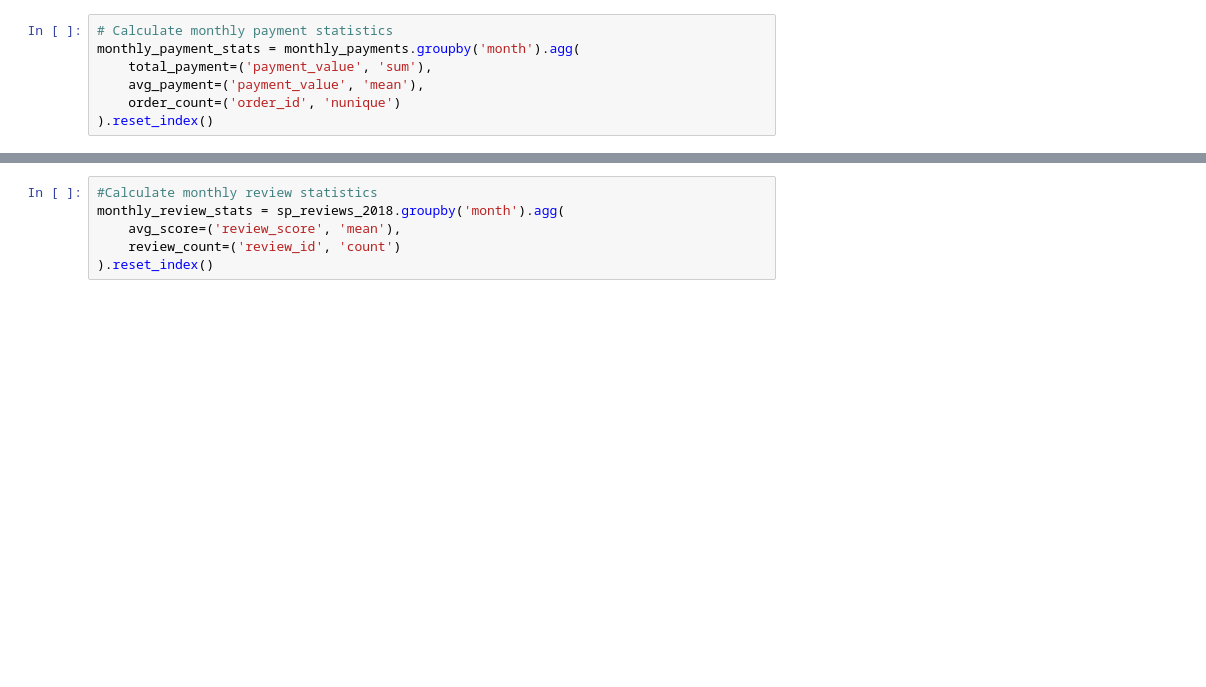
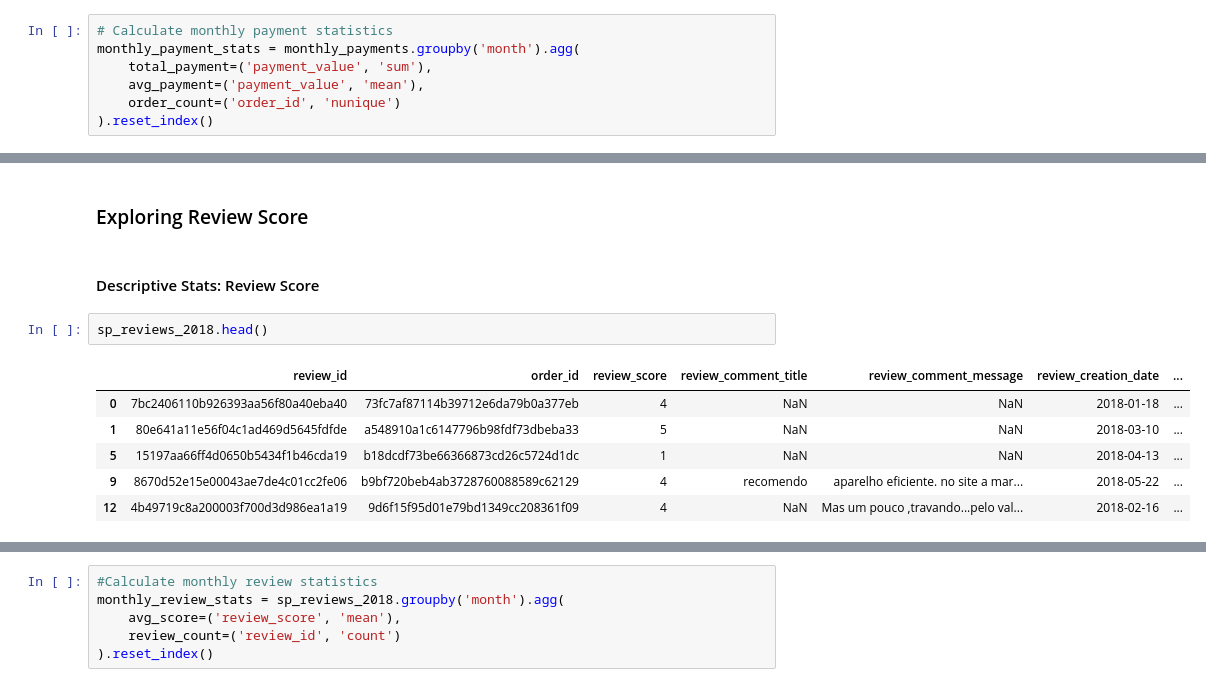
Before and after one commit to albarpambagio/analisis-data-dengan-python-dicoding, a Jupyter notebook: notebook.ipynb, the cells around one changed output, grey strips where cells are left out. Saved outputs shown, nothing was run; the diff lists cells and outputs as text; blank space fills up the shorter version.

```diff
--- a/notebook.ipynb
+++ b/notebook.ipynb
@@ -203,0 +324,13 @@ monthly_payment_stats = monthly_payments.groupby('month').agg(
+# %% [markdown]
+### Exploring Review Score
+# %% [markdown]
+#### Descriptive Stats: Review Score
+# %%
+sp_reviews_2018.head()
+# %% [output]
+|  | review_id | order_id | review_score | review_comment_title | review_comment_message | review_creation_date | ... |
+| 0 | 7bc2406110b926393aa56f80a40eba40 | 73fc7af87114b39712e6da79b0a377eb | 4 | NaN | NaN | 2018-01-18 | ... |
+| 1 | 80e641a11e56f04c1ad469d5645fdfde | a548910a1c6147796b98fdf73dbeba33 | 5 | NaN | NaN | 2018-03-10 | ... |
+| 5 | 15197aa66ff4d0650b5434f1b46cda19 | b18dcdf73be66366873cd26c5724d1dc | 1 | NaN | NaN | 2018-04-13 | ... |
+| 9 | 8670d52e15e00043ae7de4c01cc2fe06 | b9bf720beb4ab3728760088589c62129 | 4 | recomendo | aparelho eficiente. no site a mar... | 2018-05-22 | ... |
+| 12 | 4b49719c8a200003f700d3d986ea1a19 | 9d6f15f95d01e79bd1349cc208361f09 | 4 | NaN | Mas um pouco ,travando...pelo val... | 2018-02-16 | ... |
```
Also changed, not shown: parts of 34 cells of this notebook, 2 other files.
